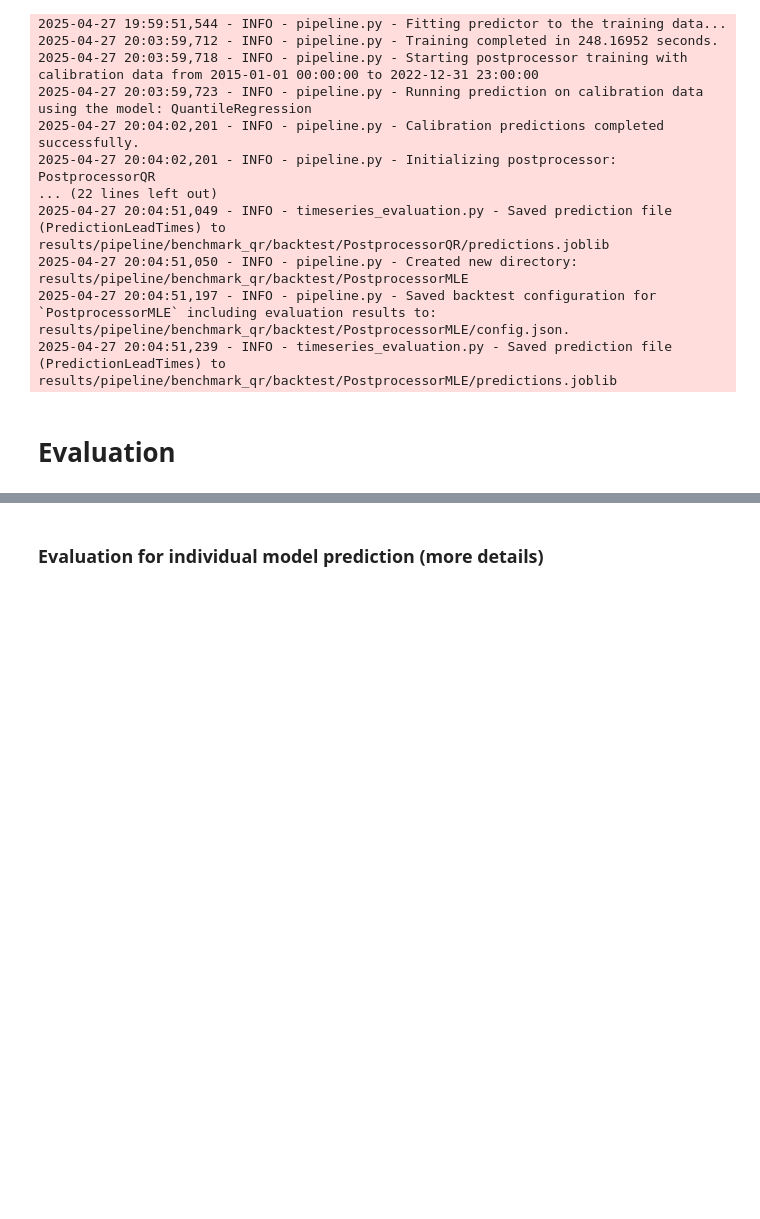
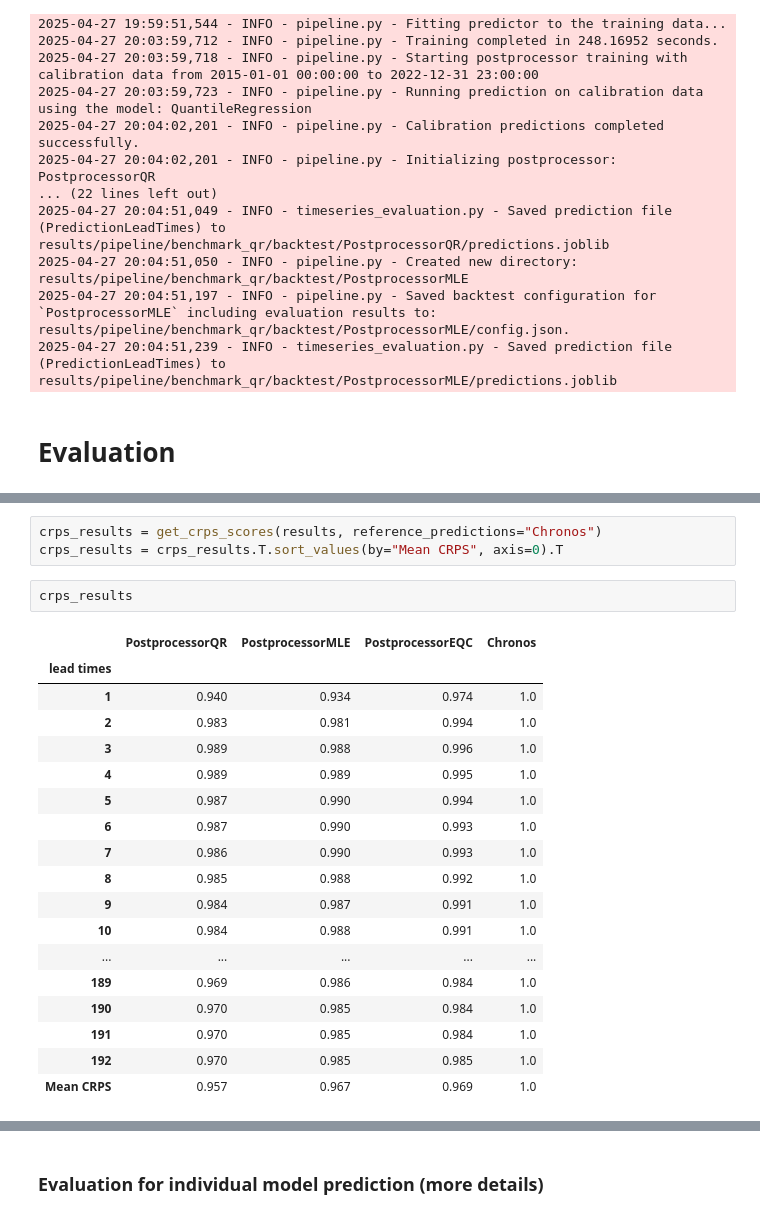
Before and after one commit to LouisSko/master-thesis, a Jupyter notebook: notebook.ipynb, the cells around one changed output, grey strips where cells are left out. Drawn from its saved outputs; the diff is of its cells as text; blank space fills up the shorter version.

```diff
--- a/notebook.ipynb
+++ b/notebook.ipynb
@@ -851,3 +1129,27 @@ crps
+# %%
+crps_results = get_crps_scores(results, reference_predictions="Chronos")
+crps_results = crps_results.T.sort_values(by="Mean CRPS", axis=0).T
+# %%
+crps_results
+# %% [output]
+|  | PostprocessorQR | PostprocessorMLE | PostprocessorEQC | Chronos |
+| lead times |  |  |  |  |
+| 1 | 0.940 | 0.934 | 0.974 | 1.0 |
+| 2 | 0.983 | 0.981 | 0.994 | 1.0 |
+| 3 | 0.989 | 0.988 | 0.996 | 1.0 |
+| 4 | 0.989 | 0.989 | 0.995 | 1.0 |
+| 5 | 0.987 | 0.990 | 0.994 | 1.0 |
+| 6 | 0.987 | 0.990 | 0.993 | 1.0 |
+| 7 | 0.986 | 0.990 | 0.993 | 1.0 |
+| 8 | 0.985 | 0.988 | 0.992 | 1.0 |
+| 9 | 0.984 | 0.987 | 0.991 | 1.0 |
+| 10 | 0.984 | 0.988 | 0.991 | 1.0 |
+| ... | ... | ... | ... | ... |
+| 189 | 0.969 | 0.986 | 0.984 | 1.0 |
+| 190 | 0.970 | 0.985 | 0.984 | 1.0 |
+| 191 | 0.970 | 0.985 | 0.984 | 1.0 |
+| 192 | 0.970 | 0.985 | 0.985 | 1.0 |
+| Mean CRPS | 0.957 | 0.967 | 0.969 | 1.0 |
 # %%
 get_quantile_scores(results, reference_predictions="chronos-zero-shot_Chronos")
 # %% [output]
```
Also changed, not shown: parts of 26 cells of this notebook.
